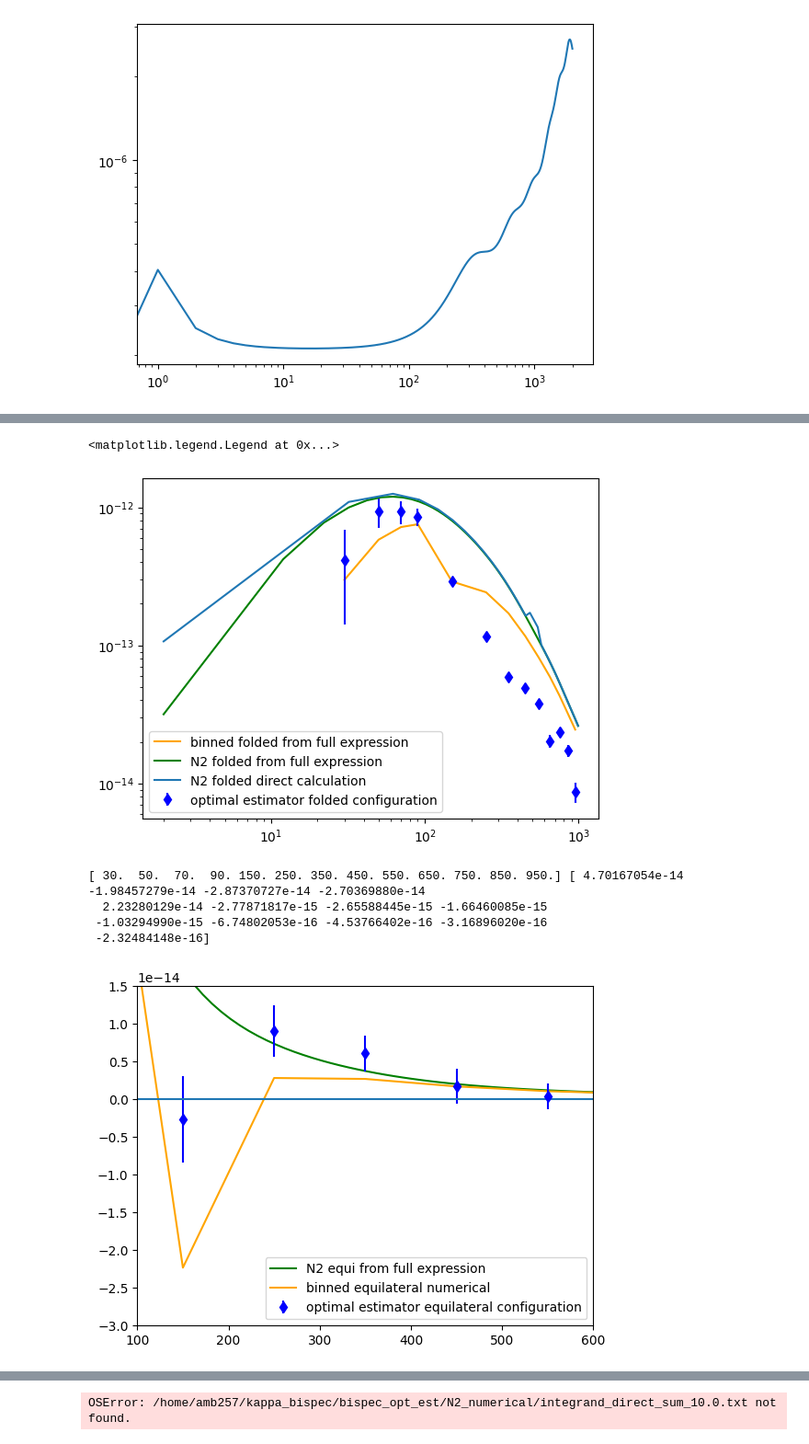
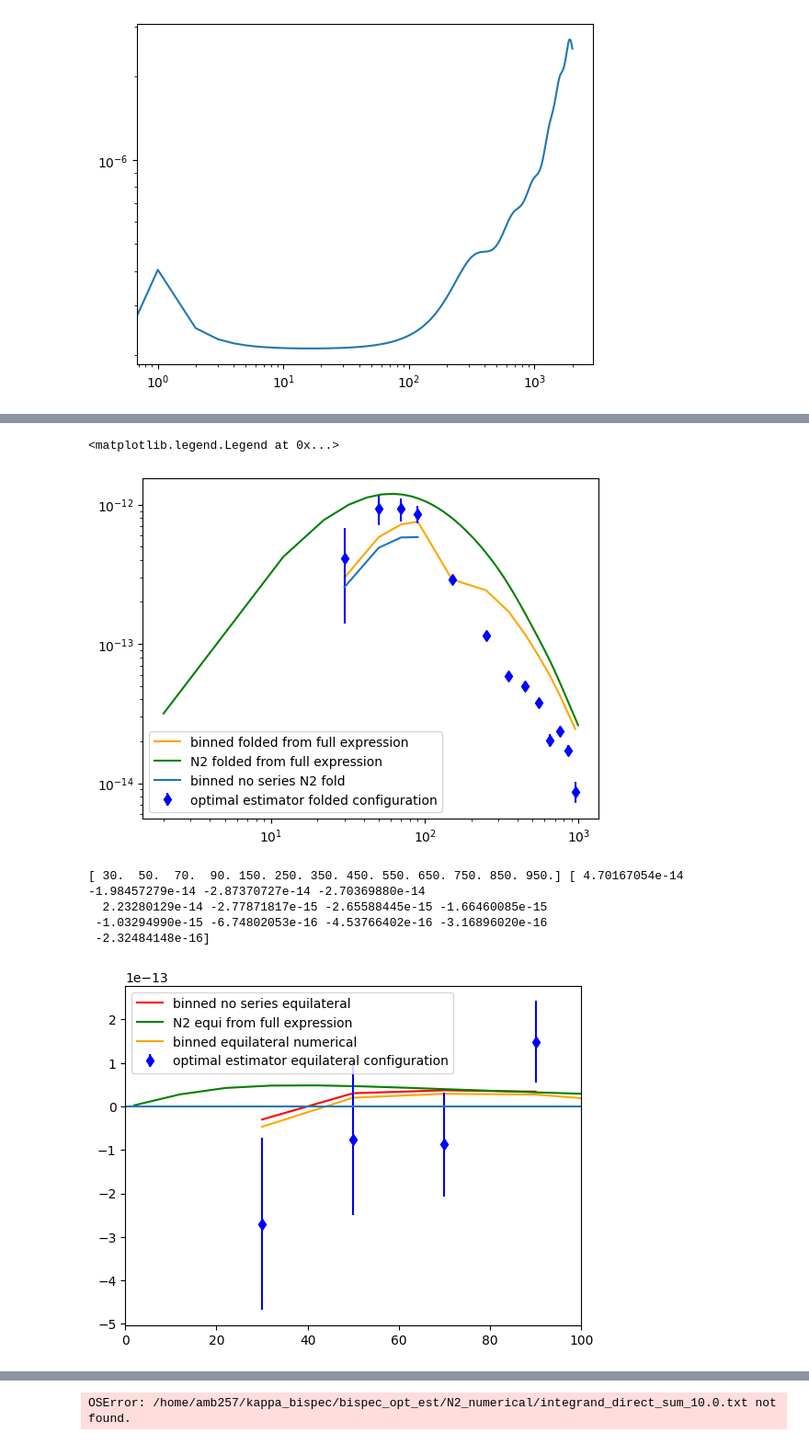
Before and after one commit to aleksandrbowkis/bispec_opt_est, a Jupyter notebook: N2_numerical/Binning_effects/Visualisation/N2_tests.ipynb, the cells around one changed output, grey strips where cells are left out. Shown at 92% size. Saved outputs shown, nothing was run; the diff lists cells and outputs as text; code cells hidden in the pictures.

Commit message:
Fix integration domain N2 non series

```diff
--- a/N2_numerical/Binning_effects/Visualisation/N2_tests.ipynb
+++ b/N2_numerical/Binning_effects/Visualisation/N2_tests.ipynb
@@ -196,31 +196,36 @@ plt.loglog(bin_mid_fld, binning_test_fld, color = 'orange', label = 'binned fold
 #plt.loglog(L_test_fold, N2_fold_full_test, label = 'test fold from full expression')
 plt.loglog(L_newmath_full, N2_fold_newmath_full, color = 'green', label = 'N2 folded from full expression')
 plt.errorbar(L_opt_fold, -1*opt_est_fold, yerr = err_fold, fmt='bd', label = 'optimal estimator folded configuration')
-plt.loglog(L_newmathematica, 1/8*Lfac_mathematica * fold_N2_newmathematica, label='N2 folded direct calculation')
+#plt.loglog(L_newmathematica, 1/8*Lfac_mathematica * fold_N2_newmathematica, label='N2 folded direct calculation')
+plt.loglog(L_noseries, N2_noseries, label = 'binned no series N2 fold')
+
 plt.legend()
 # Perhaps the series expansion stops being valid beyond L=200? Maybe there are other terms that partially cancel the dominant term?
 # %% [output]
 <matplotlib.legend.Legend at 0x...>
-[figure, old version]
+[figure, new version]
 # %%
 bin_mid_eq, binning_eq = np.load('/home/amb257/kappa_bispec/bispec_opt_est/N2_numerical/Binning_effects/outputs/binned_equilateral.npy')
 bin_mid_eq_2, binning_eq_2 = np.load('/home/amb257/kappa_bispec/bispec_opt_est/N2_numerical/Binning_effects/outputs/binned_equilateral_2.npy')
+L_noseries_eq, N2_noseries_eq = np.load('/home/amb257/kappa_bispec/bispec_opt_est/N2_numerical/Binning_effects/outputs/no_series_binned_equilateral.npy')
+L_full_eq, N2_eq_newmath_full = np.loadtxt('/home/amb257/kappa_bispec/bispec_opt_est/N2_numerical/Binning_effects/outputs/equilN2_from_full_int.txt')
 
-plt.plot(L_equi_from_full, -1*N2_equi_full, color = 'green', label = 'N2 equi from full expression')
+plt.plot(L_noseries_eq, -1*N2_noseries_eq, color = 'red', label = 'binned no series equilateral')
+plt.plot(L_full_eq, -1*N2_eq_newmath_full, color = 'green', label = 'N2 equi from full expression')
 plt.plot(bin_mid_eq, -1* binning_eq, color = 'orange', label = 'binned equilateral numerical')
 #plt.plot(bin_mid_eq_2, -1* binning_eq_2, color = 'pink', ls = '--', label = 'binned equilateral numerical 2')
 plt.errorbar(L_opt_equi, opt_est_equi, yerr = err_equi, fmt='bd', label = 'optimal estimator equilateral configuration')
 plt.hlines(0, 0, 1000)
-plt.xlim(100,600)
-plt.ylim(-3e-14, 1.5e-14)
+plt.xlim(0,100)
+#plt.ylim(-3e-14, 1.5e-14)
 plt.legend()
 print(bin_mid_eq, binning_eq)
 # %% [output]
 [ 30.  50.  70.  90. 150. 250. 350. 450. 550. 650. 750. 850. 950.] [ 4.70167054e-14 -1.98457279e-14 -2.87370727e-14 -2.70369880e-14
   2.23280129e-14 -2.77871817e-15 -2.65588445e-15 -1.66460085e-15
  -1.03294990e-15 -6.74802053e-16 -4.53766402e-16 -3.16896020e-16
  -2.32484148e-16]
-[figure, old version]
+[figure, new version]
 # %%
 # This cell tests the folded non series direct calculation from non_series/Fold_no_series.py
 
```
Also changed, not shown: parts of 4 cells of this notebook, 46 other files.
